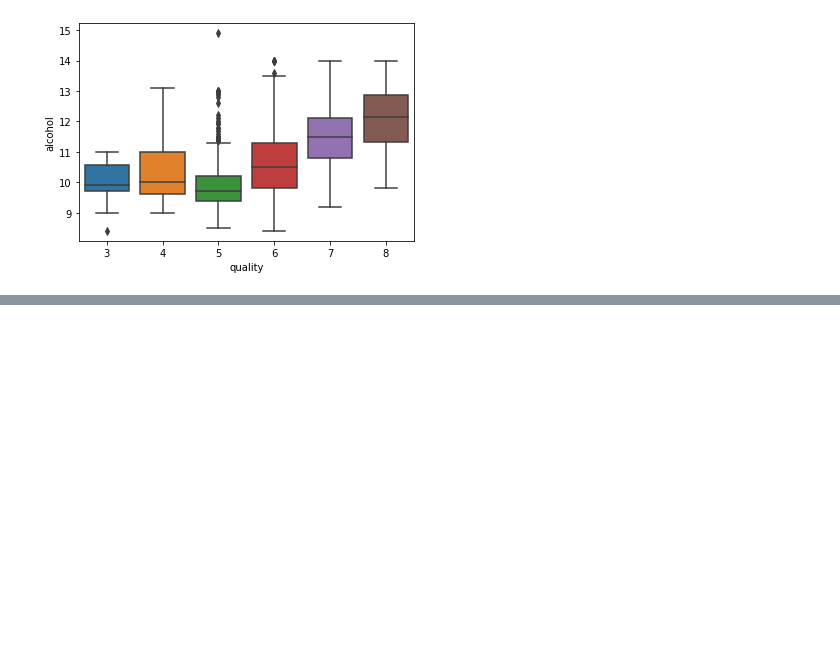
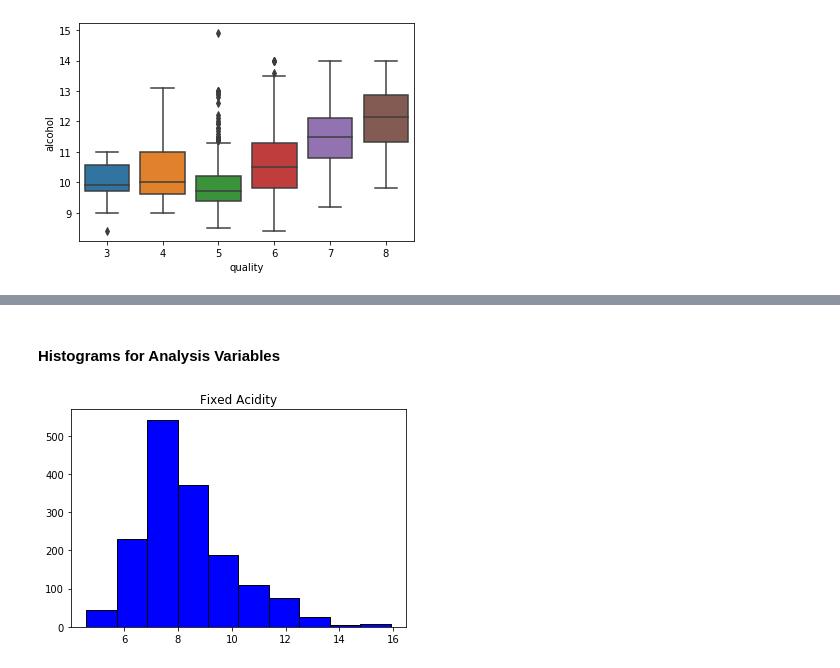
Before and after one commit to tlferrill/Ferrill_DSC530, a Jupyter notebook: 530Notebook_FINAL_Ferrill.ipynb, the cells around one changed output, grey strips where cells are left out. Saved outputs shown, nothing was run; the diff lists cells and outputs as text; code cells hidden in the pictures; blank space fills up the shorter version.

```diff
--- a/530Notebook_FINAL_Ferrill.ipynb
+++ b/530Notebook_FINAL_Ferrill.ipynb
@@ -180,19 +215,0 @@ data.describe()
-# %%
-#next we shall create a new column called Review. This column will contain the values of 1,2, and 3.
-#1 - Bad
-#2 - Average
-#3 - Excellent
-#This will be split in the following way.
-#1,2,3 --> Bad
-#4,5,6,7 --> Average
-#8,9,10 --> Excellent
-#Create an empty list called Reviews
-reviews = []
-for i in data['quality']:
-    if i >= 1 and i <= 3:
-        reviews.append('1')
-    elif i >= 4 and i <= 7:
-        reviews.append('2')
-    elif i >= 8 and i <= 10:
-        reviews.append('3')
-data['Reviews'] = reviews
@@ -431,0 +229,9 @@ The same accuracy! So we can see that the SVC and the Random Forest give us good
+# %% [markdown]
+#### Histograms for Analysis Variables
+# %%
+# histogram - fixed acidity
+plt.hist(data['fixed acidity'], bins = 10, color = 'blue', edgecolor = 'black')
+plt.title('Fixed Acidity')
+plt.show()
+# %% [output]
+[figure, added]
```
Also changed, not shown: parts of 128 cells of this notebook, 1 other file.
